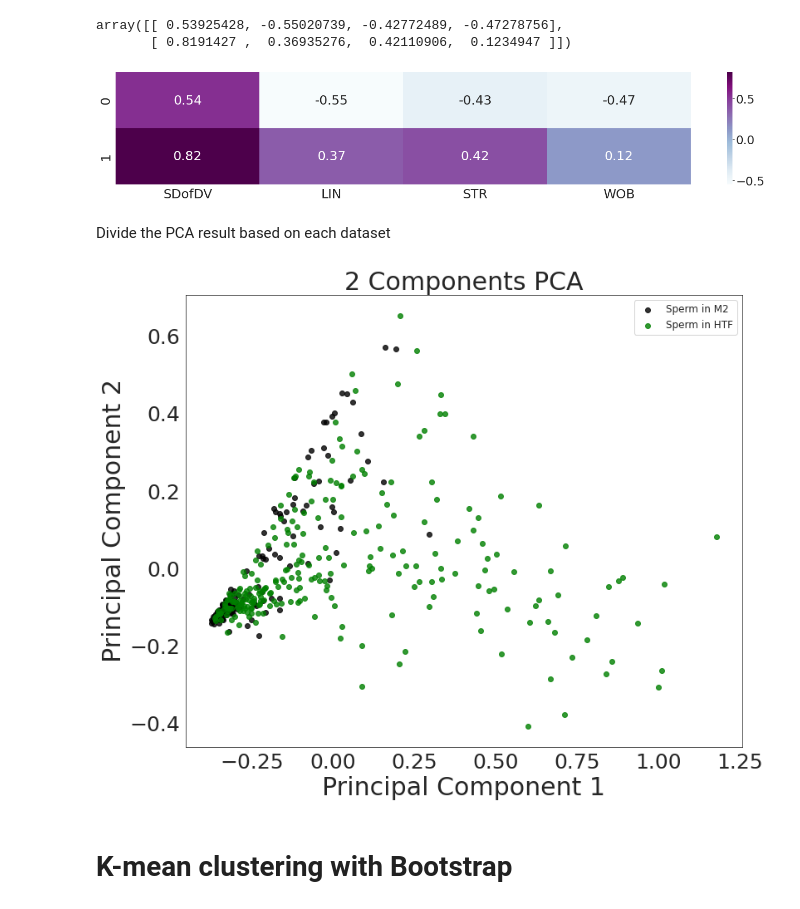
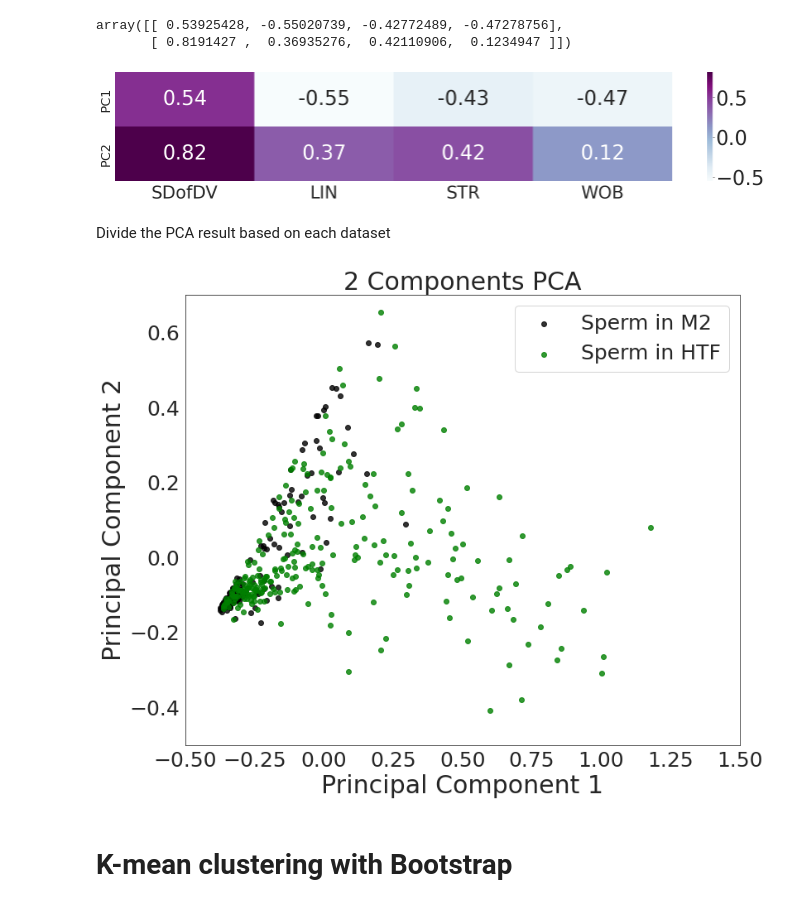
Before and after one commit to YZCUS/py-SpermTracking, a Jupyter notebook: 071422_feature_extraction.ipynb, the cells around one changed output. Drawn from its saved outputs; the diff is of its cells as text; code cells hidden in the pictures.

```diff
--- a/071422_feature_extraction.ipynb
+++ b/071422_feature_extraction.ipynb
@@ -199,17 +199,17 @@ array([[ 0.53925428, -0.55020739, -0.42772489, -0.47278756],
        [ 0.8191427 ,  0.36935276,  0.42110906,  0.1234947 ]])
 # %%
 # Print out the projection matrix and visualize the parameters by heatmap
-df_cm = pd.DataFrame(pca.components_, columns=parameters[mode])
+df_cm = pd.DataFrame(pca.components_, columns=parameters[mode], index=['PC1','PC2'])
 plt.figure(figsize = (25,4))
-ax = sns.heatmap(df_cm, annot=True, cmap="BuPu",annot_kws={"fontsize":25})
+ax = sns.heatmap(df_cm, annot=True, cmap="BuPu",annot_kws={"fontsize":40})
 ax.yaxis.set_tick_params(labelsize=25)
-ax.xaxis.set_tick_params(labelsize=25)
-ax.figure.axes[-1].yaxis.set_tick_params(labelsize=23)
+ax.xaxis.set_tick_params(labelsize=35)
+ax.figure.axes[-1].yaxis.set_tick_params(labelsize=40)
 # plt.title('Factors Analysis', fontsize=30)
 plt.savefig('/content/drive/MyDrive/071422_sperm_mod/PCA_Mtrx')
 plt.show()
 # %% [output]
-[figure, old version]
+[figure, new version]
 # %% [markdown]
 Divide the PCA result based on each dataset
 # %%
@@ -245,11 +245,13 @@ ax.set_xlabel('Principal Component 1', fontsize = 30)
 ax.set_ylabel('Principal Component 2', fontsize = 30)
 ax.yaxis.set_tick_params(labelsize=25)
 ax.xaxis.set_tick_params(labelsize=25)
-ax.legend([kdot,gdot],['Sperm in M2','Sperm in HTF'],fontsize=12)
+ax.legend([kdot,gdot],['Sperm in M2','Sperm in HTF'],fontsize=25)
+plt.xlim(-0.5, 1.5)
+plt.ylim(-0.5, 0.7)
 plt.savefig('/content/drive/MyDrive/071422_sperm_mod/PCA_Only')
 plt.show()
 # %% [output]
-[figure, old version]
+[figure, new version]
 # %% [markdown]
 # **K-mean clustering with Bootstrap**
 # %% [markdown]
```
Also changed, not shown: parts of 17 cells of this notebook.
